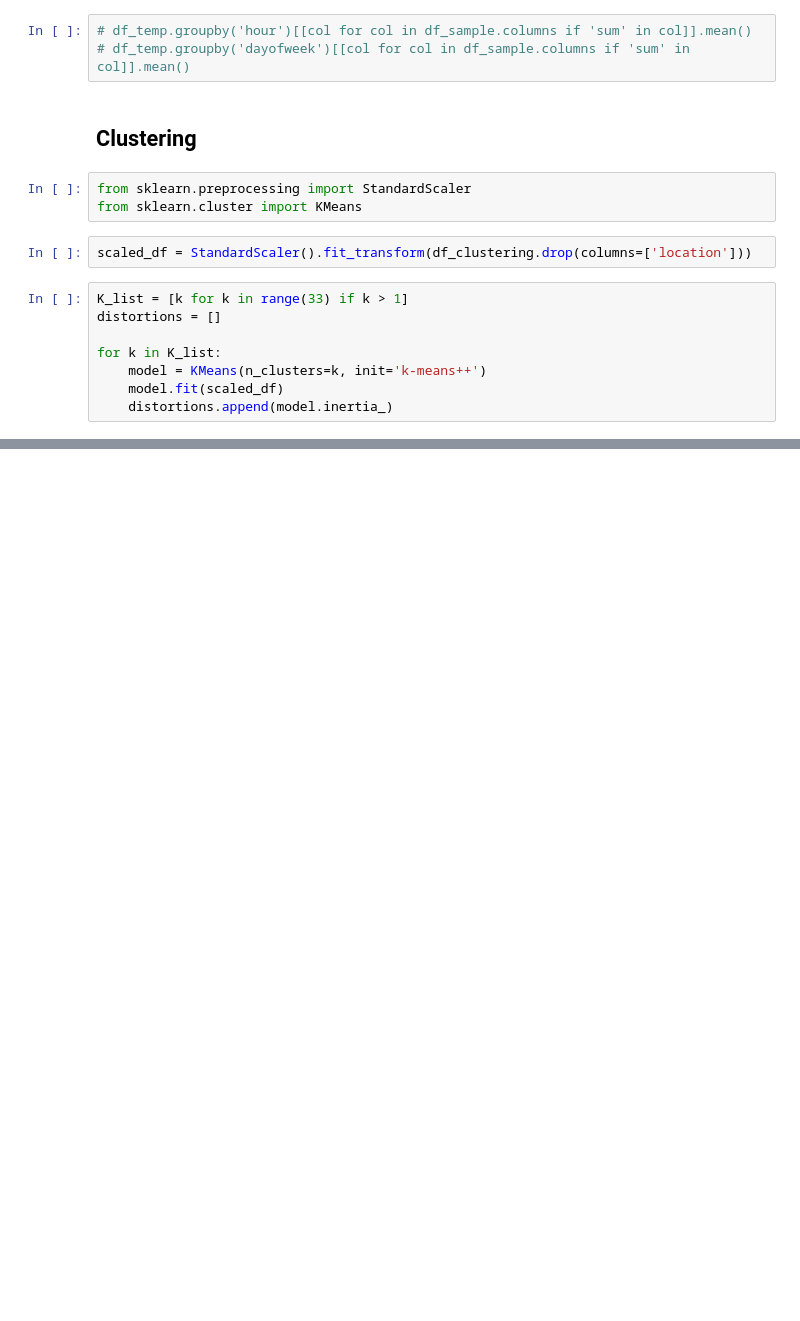
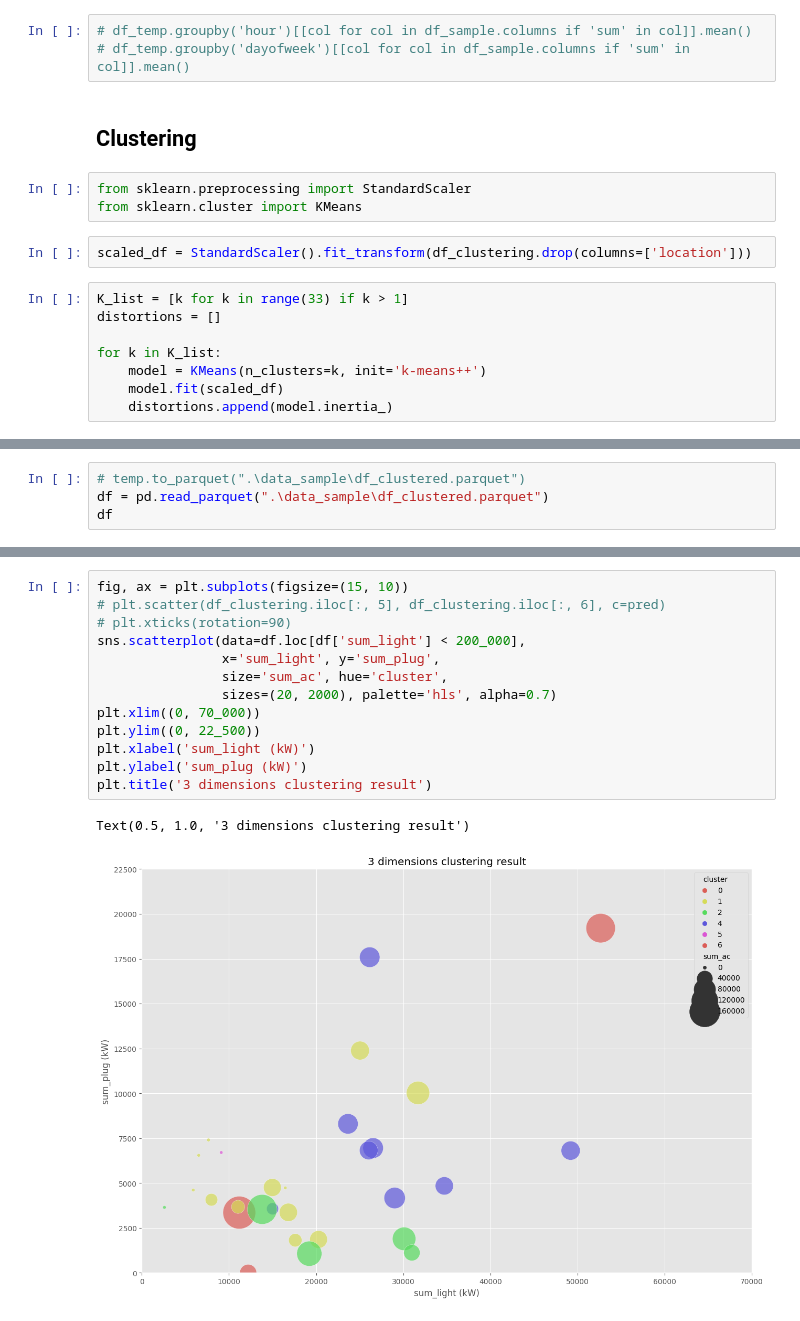
Before and after one commit to Patcharanat/Big-Data-for-Energy-Management, a Jupyter notebook: clustering_zone.ipynb, the cells around one changed output, grey strips where cells are left out. Cells and saved outputs as stored; diff of their text form; blank space fills up the shorter version.

Commit message:
re-clustering and visualization example

```diff
--- a/clustering_zone.ipynb
+++ b/clustering_zone.ipynb
@@ -239,3 +233,7 @@ temp
 | 30 | floor7_z3 | 26.418786 | 63.670575 | 14.538126 | 0.000000 | 2588.767019 | 3647.921705 | 6.236689e+03 | 298156.857477 | ... |
 | 31 | floor7_z4 | 26.729765 | 64.442880 | 20.662557 | 93681.820633 | 30098.479600 | 1896.329120 | 1.256766e+05 | 298156.857477 | ... |
 | 32 | floor7_z5 | 27.068511 | 63.401631 | 24.659927 | 44309.155089 | 30991.785065 | 1121.749593 | 7.642269e+04 | 298156.857477 | ... |
+# %%
+# temp.to_parquet(".\data_sample\df_clustered.parquet")
+df = pd.read_parquet(".\data_sample\df_clustered.parquet")
+df
@@ -241,0 +278,16 @@ temp
+# %%
+fig, ax = plt.subplots(figsize=(15, 10))
+# plt.scatter(df_clustering.iloc[:, 5], df_clustering.iloc[:, 6], c=pred)
+# plt.xticks(rotation=90)
+sns.scatterplot(data=df.loc[df['sum_light'] < 200_000],
+                x='sum_light', y='sum_plug',
+                size='sum_ac', hue='cluster',
+                sizes=(20, 2000), palette='hls', alpha=0.7)
+plt.xlim((0, 70_000))
+plt.ylim((0, 22_500))
+plt.xlabel('sum_light (kW)')
+plt.ylabel('sum_plug (kW)')
+plt.title('3 dimensions clustering result')
+# %% [output]
+Text(0.5, 1.0, '3 dimensions clustering result')
+[figure, added]
```
Also changed, not shown: parts of 7 cells of this notebook.
